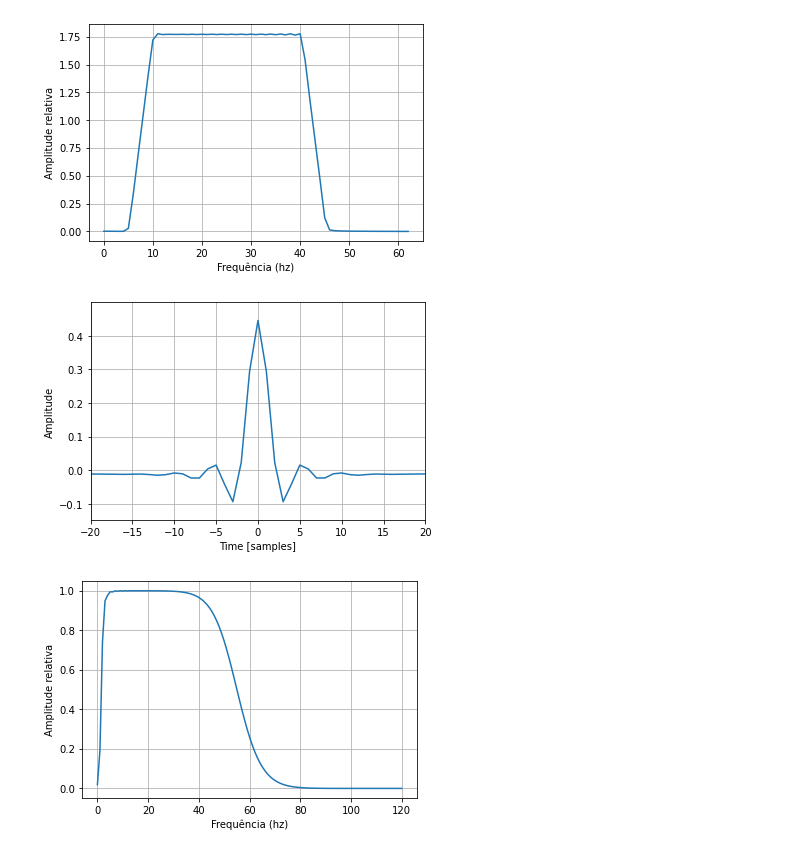
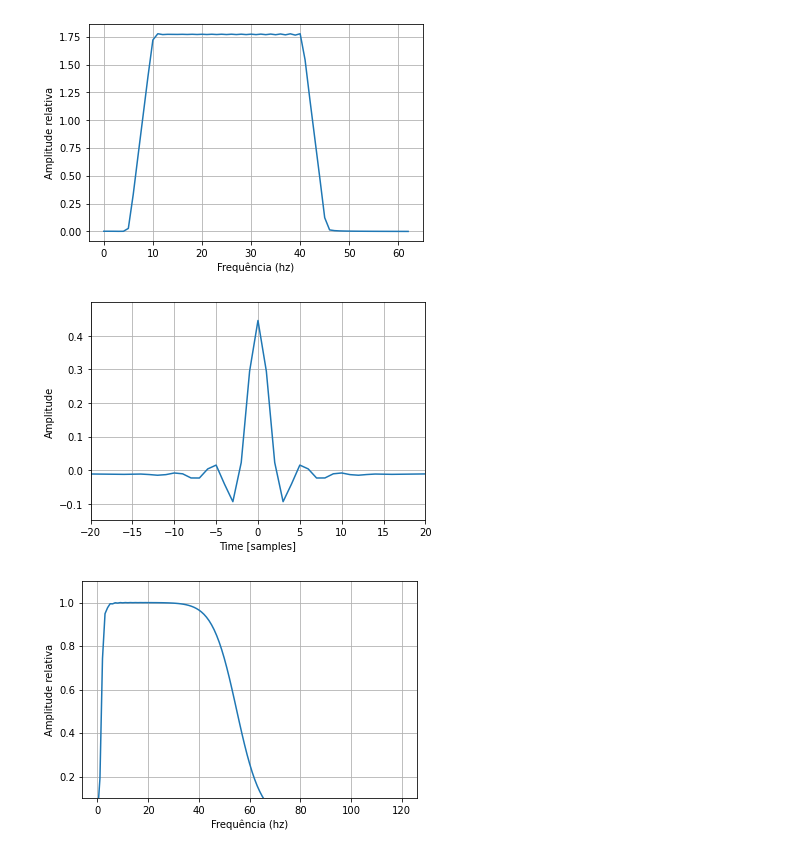
Before and after one commit to giecaruff/stoneforge, a Jupyter notebook: stoneforge/wavelets/Wavelets_notebook.ipynb, the cells around one changed output. Cells and saved outputs as stored; diff of their text form; code cells hidden in the pictures.

```diff
--- a/stoneforge/wavelets/Wavelets_notebook.ipynb
+++ b/stoneforge/wavelets/Wavelets_notebook.ipynb
@@ -72,22 +72,28 @@ plt.show()
 # %% [output]
 [figure]
 # %%
-t, butter_wvlt = Butter_Wavelet(55, 1.5, 0.96, 0.004)
+freq_hi = 55
+freq_low = 1.5
+len = 0.96
+dt = 0.004
+
+t, butter_wvlt = Butter_Wavelet(freq_hi, freq_low, len, dt)
 plt.plot(t,butter_wvlt)
 plt.xlim(-20,20)
 plt.margins(0.1, 0.1)
 plt.xlabel('Time [samples]')
 plt.ylabel('Amplitude')
 plt.grid(True)
 plt.show()
 
 spec = abs(np.fft.rfft(butter_wvlt))
 
 plt.plot(spec)
 plt.xlabel('Frequência (hz)')
 plt.ylabel('Amplitude relativa')
+plt.ylim(0.1,1.1)
 plt.grid()
 plt.show()
 # %% [output]
 [figure]
-[figure, old version]
+[figure, new version]
```
